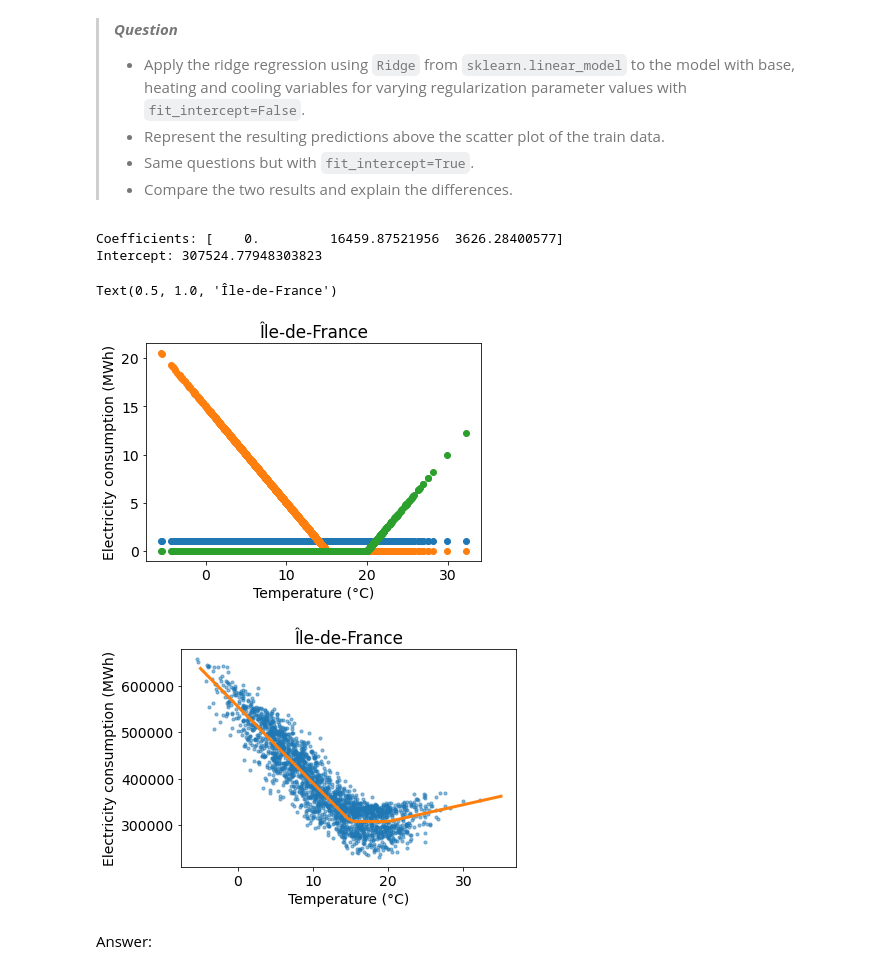
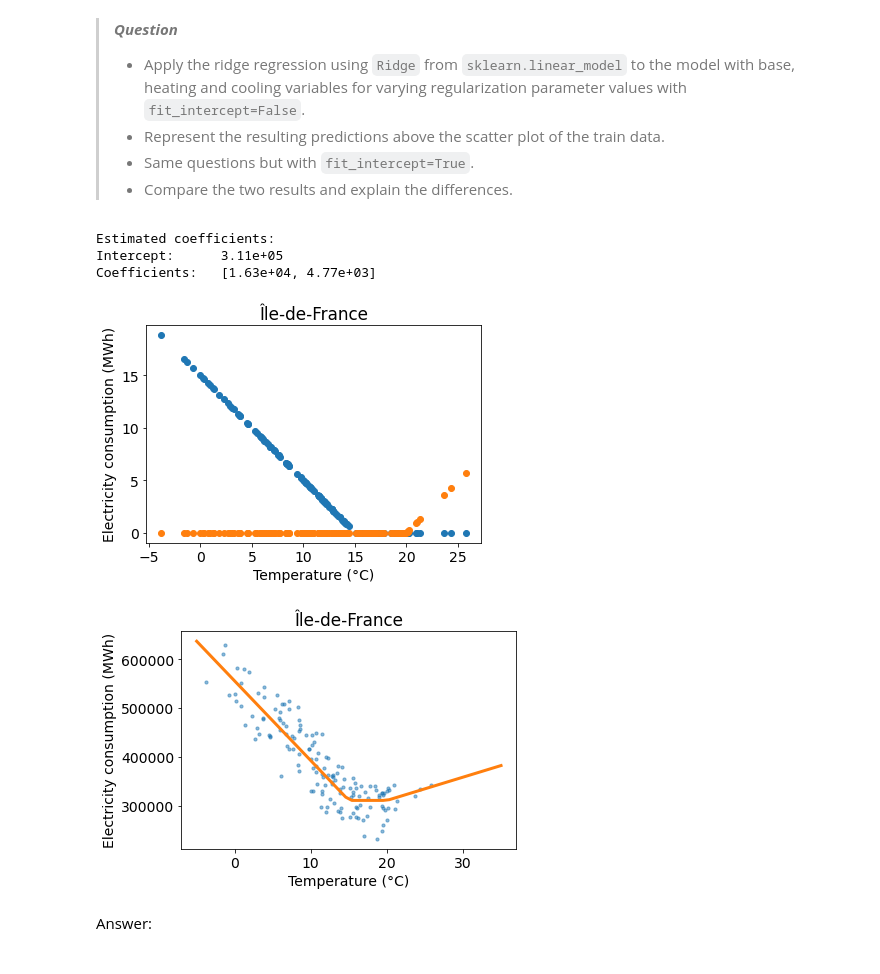
Before and after one commit to Pchambet/ml4climate, a Jupyter notebook: book/notebooks/05_tutorial_regularization_selection_evaluation.ipynb, the cells around one changed output. Cells and saved outputs as stored; diff of their text form; code cells hidden in the pictures.

```diff
--- a/book/notebooks/05_tutorial_regularization_selection_evaluation.ipynb
+++ b/book/notebooks/05_tutorial_regularization_selection_evaluation.ipynb
@@ -67,3 +69,9 @@ df_dem_reg = df_dem[region_name]
+# %%
+# Deteriorate by selecting a few days per month
+N_DAYS_PER_MONTH = 2
+step = int(365.25 / 12 / N_DAYS_PER_MONTH)
+df_temp_reg = df_temp_reg.iloc[slice(None, None, step)]
+df_dem_reg = df_dem_reg.iloc[slice(None, None, step)]
 # %% [markdown]
 ## Regularization
 
@@ -80,10 +88,9 @@ TEMP_HEAT = 15.
 TEMP_COOL = 20.
 
 # Define function returning a dictionary from variable name
-# to variable train data with base, heating and cooling variables
-def get_base_heat_cool(x):
+# to variable train data with heating and cooling variables
+def get_heat_cool(x):
     return {
-        'base': np.ones(x.shape),
         'heat': (TEMP_HEAT - x) * (x < TEMP_HEAT).astype(float),
         'cool': (x - TEMP_COOL) * (x > TEMP_COOL).astype(float)
     }
@@ -96,7 +103,7 @@ x = df_temp_reg.values
 y = df_dem_reg.values
 
 # Get variables
-variables = get_base_heat_cool(x)
+variables = get_heat_cool(x)
 
 # Get input matrix with base, heat and colling variables
 X = np.array(list(variables.values())).T
@@ -114,42 +121,43 @@ alpha = 1.e0
 # fit_intercept = False
 fit_intercept = True
 
 # Estimator choice
 reg_class = linear_model.Ridge
 
 # Define the Ridge estimator
 reg = reg_class(alpha=alpha, fit_intercept=fit_intercept)
 
 # Fit
 reg.fit(X, y)
-print('Coefficients:', reg.coef_)
-print('Intercept:', reg.intercept_)
+print('Estimated coefficients:')
+print('Intercept:\t{:.2e}'.format(reg.intercept_))
+print('Coefficients:\t[', ', '.join(['{:.2e}'.format(c) for c in reg.coef_]), sep='', end=']')
 
 # Define arbitrary temperatures for prediction
 x_pred = np.linspace(-5., 35.)
 
 # Get variables to predict
-variables_pred = get_base_heat_cool(x_pred)
+variables_pred = get_heat_cool(x_pred)
 
 # Get input matrix to predict
 X_pred = np.array(list(variables_pred.values())).T
 
 # Predict for work days and off days
 y_pred = reg.predict(X_pred)
 
 # Plot prediction on top of train data
 plt.figure()
 plt.scatter(x, y, s=10, alpha=0.5)
 plt.plot(x_pred, y_pred, linewidth=3, c=RC_COLORS[1])
 plt.xlabel(temp_label)
 plt.ylabel(dem_label)
-plt.title(region_name)
+_ = plt.title(region_name)
 # %% [output]
-Coefficients: [    0.         16459.87521956  3626.28400577]
-Intercept: 307524.77948303823
+Estimated coefficients:
+Intercept:      3.11e+05
+Coefficients:   [1.63e+04, 4.77e+03]
-Text(0.5, 1.0, 'Île-de-France')
-[figure, old version]
+[figure, new version]
-[figure, old version]
+[figure, new version]
 # %% [markdown]
 Answer:
 # %% [markdown]
```
Also changed, not shown: parts of 6 cells of this notebook, 3 other files.
